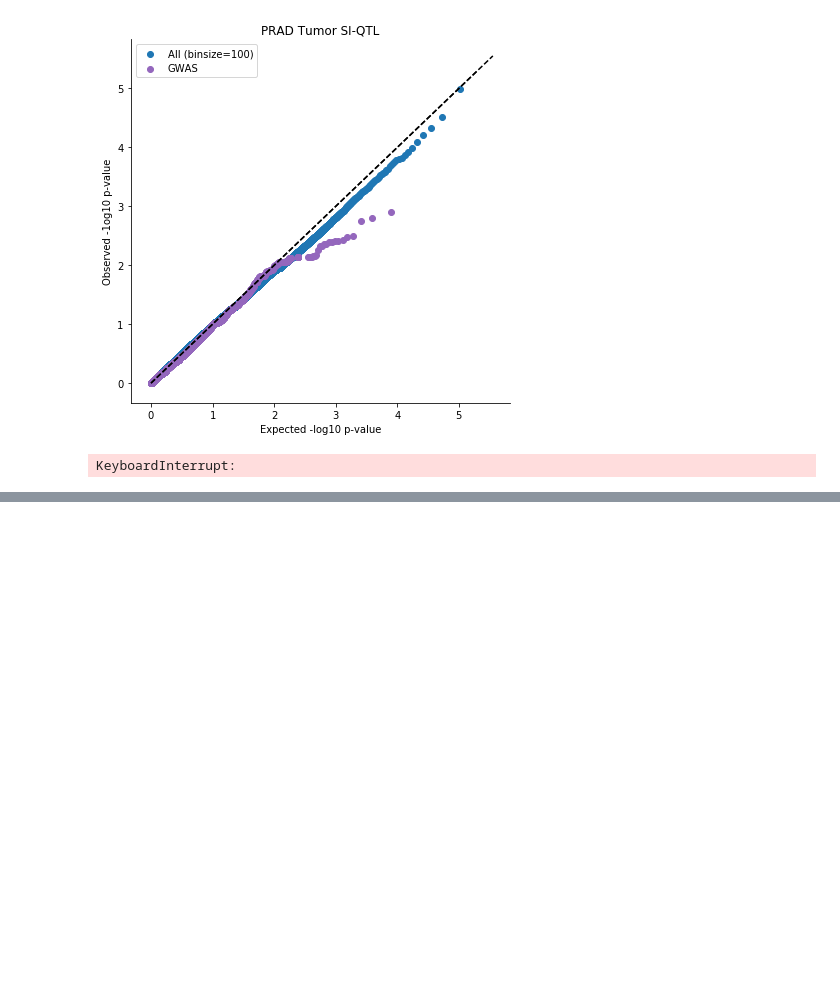
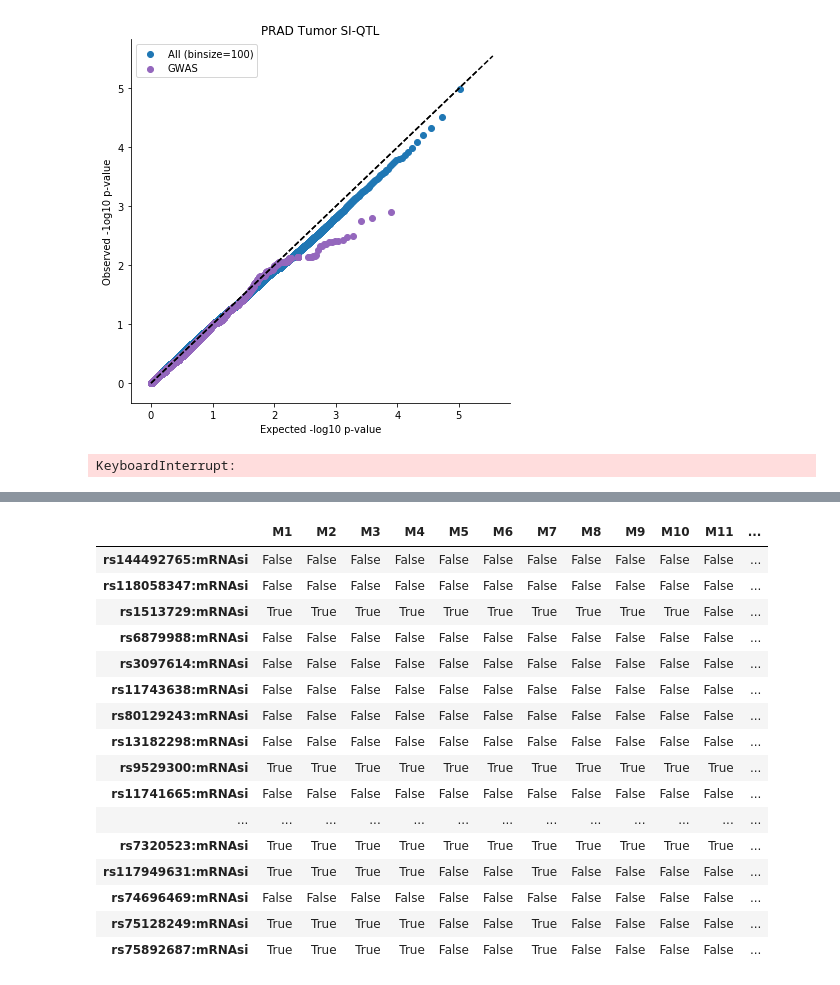
Before and after one commit to Wangmoaza/stemness, a Jupyter notebook: SI_qtl_qqplot.ipynb, the cells around one changed output, grey strips where cells are left out. Cells and saved outputs as stored; diff of their text form; code cells hidden in the pictures; blank space fills up the shorter version.

```diff
--- a/SI_qtl_qqplot.ipynb
+++ b/SI_qtl_qqplot.ipynb
@@ -58,0 +90,4 @@ KeyboardInterrupt:
+# %%
+from statsmodels.stats import multitest
+
+rejected, qvals, _1, _2 = multitest.multipletests(df['PVALUE_FE'].values, alpha=0.2, method='fdr_bh')
@@ -58,0 +119,20 @@ KeyboardInterrupt:
+# %%
+(df.iloc[np.argsort(qvals)[:50], -12:] > 0.9).agg(np.any, axis=1)
+# %% [output]
+|  | M1 | M2 | M3 | M4 | M5 | M6 | M7 | M8 | M9 | M10 | M11 | ... |
+| rs144492765:mRNAsi | False | False | False | False | False | False | False | False | False | False | False | ... |
+| rs118058347:mRNAsi | False | False | False | False | False | False | False | False | False | False | False | ... |
+| rs1513729:mRNAsi | True | True | True | True | True | True | True | True | True | True | False | ... |
+| rs6879988:mRNAsi | False | False | False | False | False | False | False | False | False | False | False | ... |
+| rs3097614:mRNAsi | False | False | False | False | False | False | False | False | False | False | False | ... |
+| rs11743638:mRNAsi | False | False | False | False | False | False | False | False | False | False | False | ... |
+| rs80129243:mRNAsi | False | False | False | False | False | False | False | False | False | False | False | ... |
+| rs13182298:mRNAsi | False | False | False | False | False | False | False | False | False | False | False | ... |
+| rs9529300:mRNAsi | True | True | True | True | True | True | True | True | True | True | True | ... |
+| rs11741665:mRNAsi | False | False | False | False | False | False | False | False | False | False | False | ... |
+| ... | ... | ... | ... | ... | ... | ... | ... | ... | ... | ... | ... | ... |
+| rs7320523:mRNAsi | True | True | True | True | True | True | True | True | True | True | True | ... |
+| rs117949631:mRNAsi | True | True | True | True | False | False | True | False | False | False | False | ... |
+| rs74696469:mRNAsi | False | False | False | False | False | False | False | False | False | False | False | ... |
+| rs75128249:mRNAsi | True | True | True | True | False | False | True | False | False | False | False | ... |
+| rs75892687:mRNAsi | True | True | True | True | False | False | True | False | False | False | False | ... |
```
Also changed, not shown: parts of 11 cells of this notebook, 4 other files.
